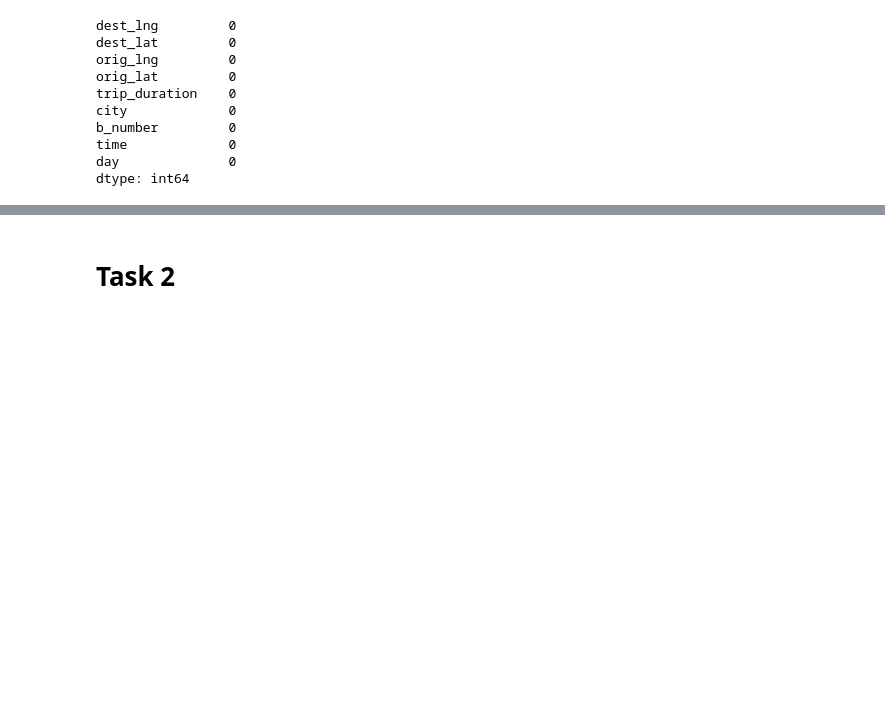
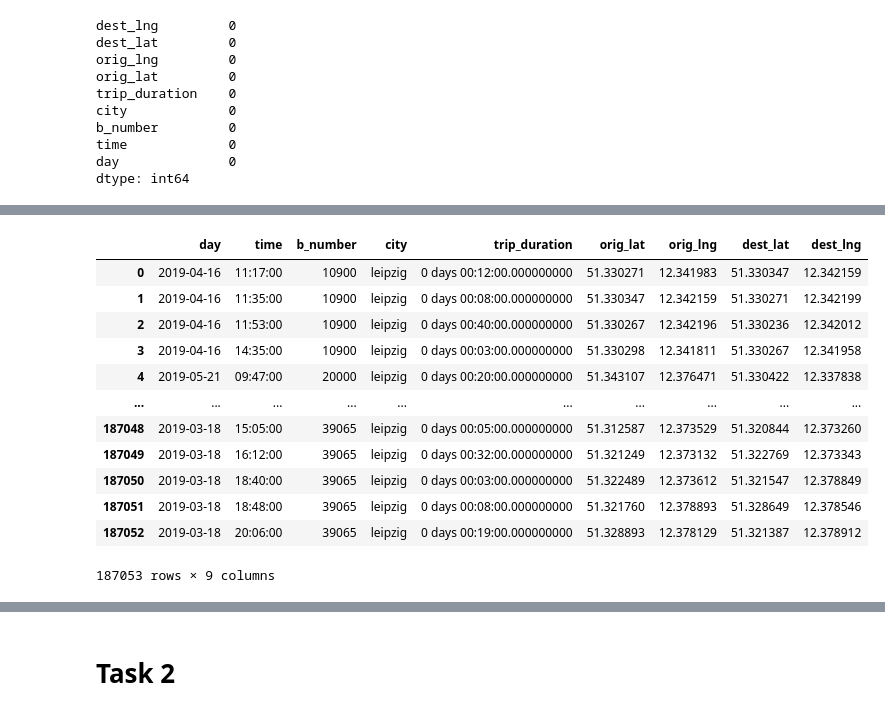
Before and after one commit to MoritzWolf09/Analytics, a Jupyter notebook: ezgi2.ipynb, the cells around one changed output, grey strips where cells are left out. Saved outputs shown, nothing was run; the diff lists cells and outputs as text; code cells hidden in the pictures; blank space fills up the shorter version.

```diff
--- a/ezgi2.ipynb
+++ b/ezgi2.ipynb
@@ -116,0 +189,20 @@ Nextbike_clean
+# %%
+Nextbike_leipzig_merged = pd.concat([Nextbike_leipzig1_replace, Nextbike_leipzig2_replace, Nextbike_leipzip3_replace], ignore_index=True)
+
+Nextbike_leipzig_raw = pd.concat([Nextbike_leipzig_raw, Nextbike_leipzig_merged],ignore_index=True)
+
+Nextbike_leipzig_raw
+# %% [output]
+|  | day | time | b_number | city | trip_duration | orig_lat | orig_lng | dest_lat | dest_lng |
+| 0 | 2019-04-16 | 11:17:00 | 10900 | leipzig | 0 days 00:12:00.000000000 | 51.330271 | 12.341983 | 51.330347 | 12.342159 |
+| 1 | 2019-04-16 | 11:35:00 | 10900 | leipzig | 0 days 00:08:00.000000000 | 51.330347 | 12.342159 | 51.330271 | 12.342199 |
+| 2 | 2019-04-16 | 11:53:00 | 10900 | leipzig | 0 days 00:40:00.000000000 | 51.330267 | 12.342196 | 51.330236 | 12.342012 |
+| 3 | 2019-04-16 | 14:35:00 | 10900 | leipzig | 0 days 00:03:00.000000000 | 51.330298 | 12.341811 | 51.330267 | 12.341958 |
+| 4 | 2019-05-21 | 09:47:00 | 20000 | leipzig | 0 days 00:20:00.000000000 | 51.343107 | 12.376471 | 51.330422 | 12.337838 |
+| ... | ... | ... | ... | ... | ... | ... | ... | ... | ... |
+| 187048 | 2019-03-18 | 15:05:00 | 39065 | leipzig | 0 days 00:05:00.000000000 | 51.312587 | 12.373529 | 51.320844 | 12.373260 |
+| 187049 | 2019-03-18 | 16:12:00 | 39065 | leipzig | 0 days 00:32:00.000000000 | 51.321249 | 12.373132 | 51.322769 | 12.373343 |
+| 187050 | 2019-03-18 | 18:40:00 | 39065 | leipzig | 0 days 00:03:00.000000000 | 51.322489 | 12.373612 | 51.321547 | 12.378849 |
+| 187051 | 2019-03-18 | 18:48:00 | 39065 | leipzig | 0 days 00:08:00.000000000 | 51.321760 | 12.378893 | 51.328649 | 12.378546 |
+| 187052 | 2019-03-18 | 20:06:00 | 39065 | leipzig | 0 days 00:19:00.000000000 | 51.328893 | 12.378129 | 51.321387 | 12.378912 |
+187053 rows × 9 columns
```
Also changed, not shown: parts of 21 cells of this notebook.
